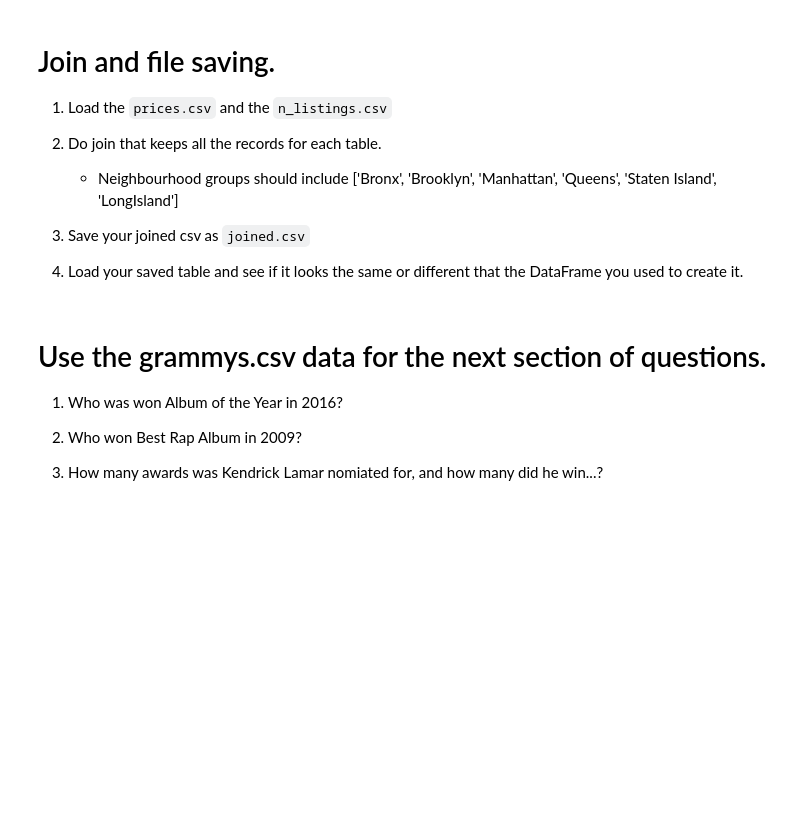
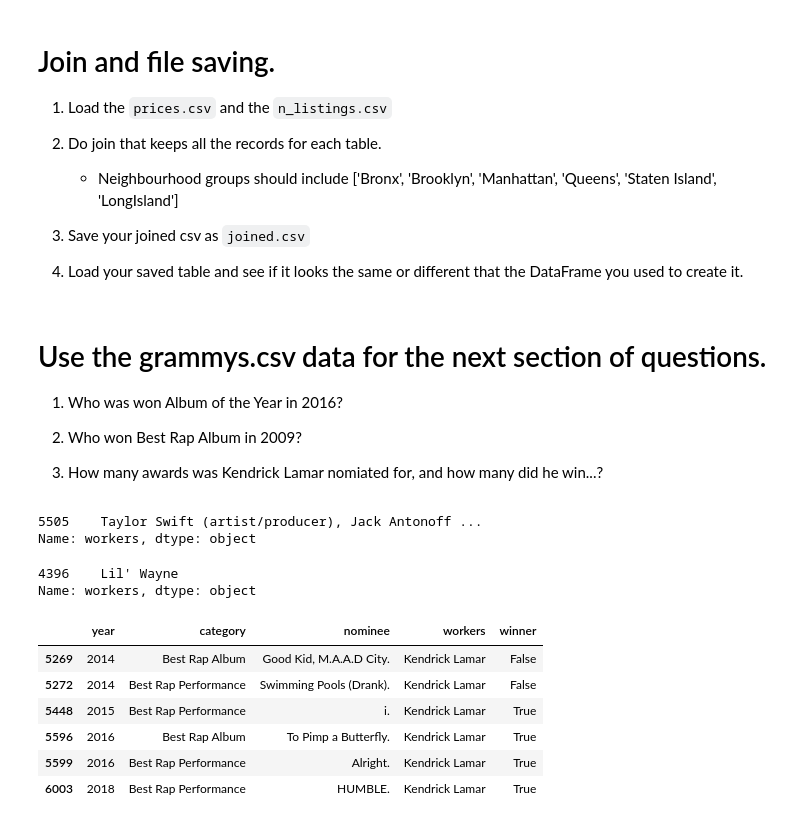
Before and after one commit to EfazAhmed/2021-fall-data-science, a Jupyter notebook: Week-01-Pandas/Exercise.ipynb, the cells around one changed output. Drawn from its saved outputs; the diff is of its cells as text; code cells hidden in the pictures; blank space fills up the shorter version.

```diff
--- a/Week-01-Pandas/Exercise.ipynb
+++ b/Week-01-Pandas/Exercise.ipynb
@@ -170,4 +257,42 @@ Name: room_type, dtype: float64
+# %%
+#  1. Who was won Album of the Year in 2016?
+
+df = pd.read_csv(filepath_or_buffer='data/grammys.csv')
+
+select_condition = (df['year']==2016) & (df['category']=='Album of the Year') & (df['winner']==True)
+winner = df[select_condition]['workers']
+winner
+
+# Answer: Taylor Swift
+# %% [output]
+5505    Taylor Swift (artist/producer), Jack Antonoff ...
+Name: workers, dtype: object
 # %%
 # 2. Who won Best Rap Album in 2009?
+
+select_condition = (df['year']==2009) & (df['category']=='Best Rap Album') & (df['winner']==True)
+winner = df[select_condition]['workers']
+winner
+
+# Answer: Lil' Wayne
+# %% [output]
+4396    Lil' Wayne
+Name: workers, dtype: object
 # %%
 # 3. How many awards was Kendrick Lamar nomiated for, and how many did he win...?
+
+select_condition_nominated = df['workers'] == 'Kendrick Lamar'
+df[select_condition_nominated].shape[0]
+df[select_condition_nominated & df['winner']==True].shape[0]
+
+# Answers:
+#   Nominated - 6 awards
+#   Won - 4 awards
+# %% [output]
+|  | year | category | nominee | workers | winner |
+| 5269 | 2014 | Best Rap Album | Good Kid, M.A.A.D City. | Kendrick Lamar | False |
+| 5272 | 2014 | Best Rap Performance | Swimming Pools (Drank). | Kendrick Lamar | False |
+| 5448 | 2015 | Best Rap Performance | i. | Kendrick Lamar | True |
+| 5596 | 2016 | Best Rap Album | To Pimp a Butterfly. | Kendrick Lamar | True |
+| 5599 | 2016 | Best Rap Performance | Alright. | Kendrick Lamar | True |
+| 6003 | 2018 | Best Rap Performance | HUMBLE. | Kendrick Lamar | True |
```
Also changed, not shown: parts of 9 cells of this notebook, 1 other file.
